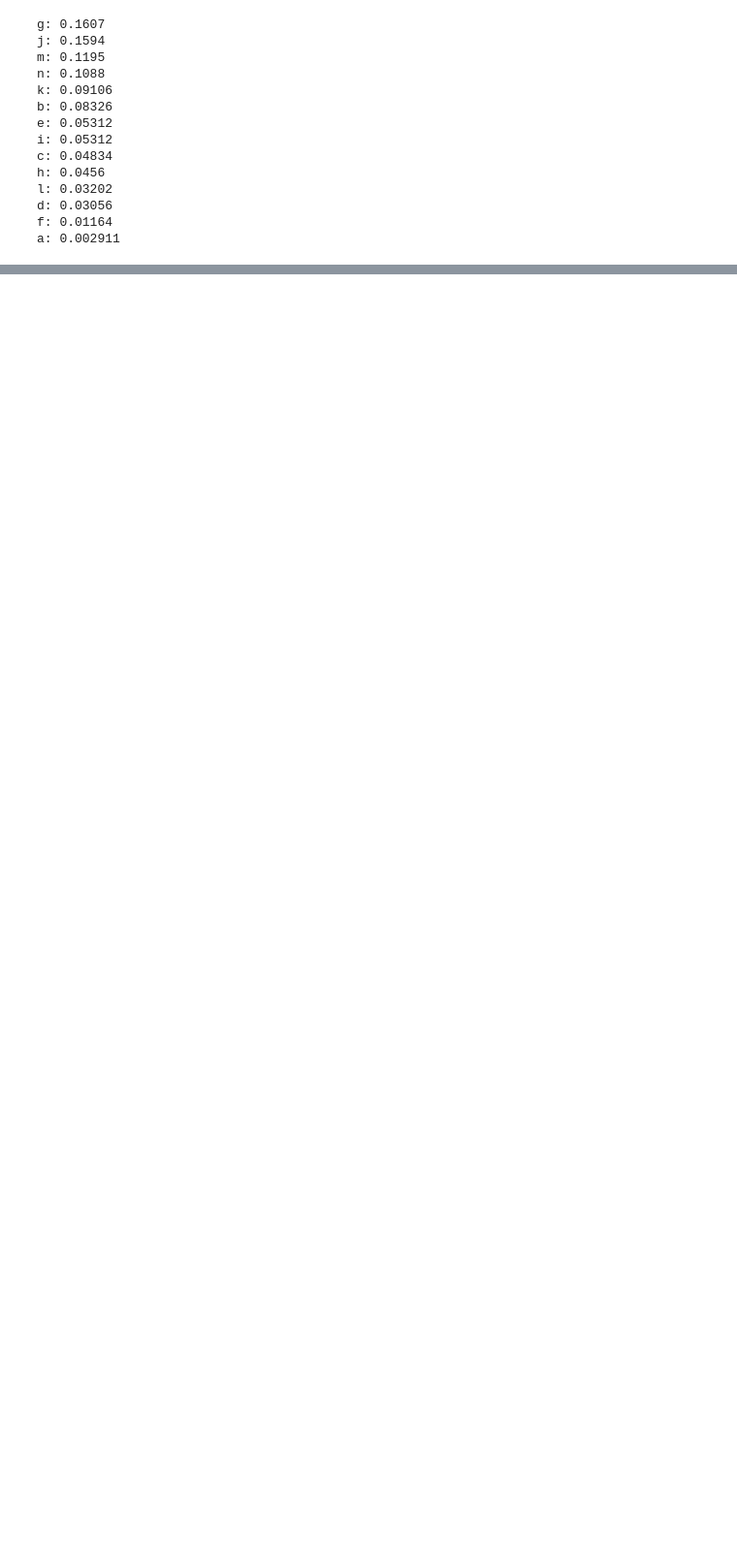
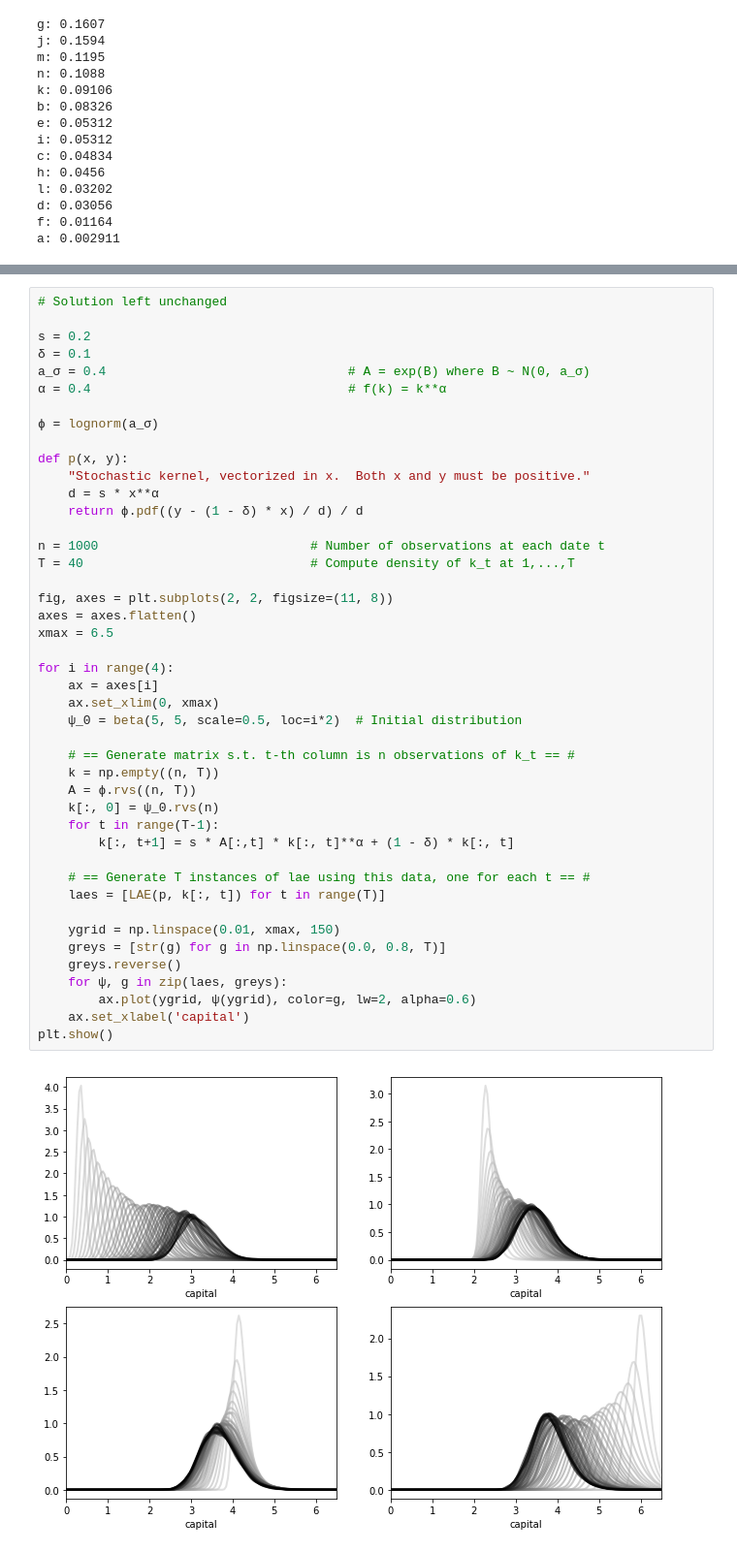
Before and after one commit to PanPip/QuantEcon_Tasks, a Jupyter notebook: Tools_and_techniques.ipynb, the cells around one changed output, grey strips where cells are left out. Shown at 97% size. Cells and saved outputs as stored; diff of their text form; blank space fills up the shorter version.

```diff
--- a/Tools_and_techniques.ipynb
+++ b/Tools_and_techniques.ipynb
@@ -504,0 +546,46 @@ a: 0.002911
+# %%
+# Solution left unchanged
+
+s = 0.2
+δ = 0.1
+a_σ = 0.4                                # A = exp(B) where B ~ N(0, a_σ)
+α = 0.4                                  # f(k) = k**α
+
+ϕ = lognorm(a_σ)
+
+def p(x, y):
+    "Stochastic kernel, vectorized in x.  Both x and y must be positive."
+    d = s * x**α
+    return ϕ.pdf((y - (1 - δ) * x) / d) / d
+
+n = 1000                            # Number of observations at each date t
+T = 40                              # Compute density of k_t at 1,...,T
+
+fig, axes = plt.subplots(2, 2, figsize=(11, 8))
+axes = axes.flatten()
+xmax = 6.5
+
+for i in range(4):
+    ax = axes[i]
+    ax.set_xlim(0, xmax)
+    ψ_0 = beta(5, 5, scale=0.5, loc=i*2)  # Initial distribution
+
+    # == Generate matrix s.t. t-th column is n observations of k_t == #
+    k = np.empty((n, T))
+    A = ϕ.rvs((n, T))
+    k[:, 0] = ψ_0.rvs(n)
+    for t in range(T-1):
+        k[:, t+1] = s * A[:,t] * k[:, t]**α + (1 - δ) * k[:, t]
+
+    # == Generate T instances of lae using this data, one for each t == #
+    laes = [LAE(p, k[:, t]) for t in range(T)]
+
+    ygrid = np.linspace(0.01, xmax, 150)
+    greys = [str(g) for g in np.linspace(0.0, 0.8, T)]
+    greys.reverse()
+    for ψ, g in zip(laes, greys):
+        ax.plot(ygrid, ψ(ygrid), color=g, lw=2, alpha=0.6)
+    ax.set_xlabel('capital')
+plt.show()
+# %% [output]
+[figure, added]
```
Also changed, not shown: parts of 7 cells of this notebook, 3 other files.
